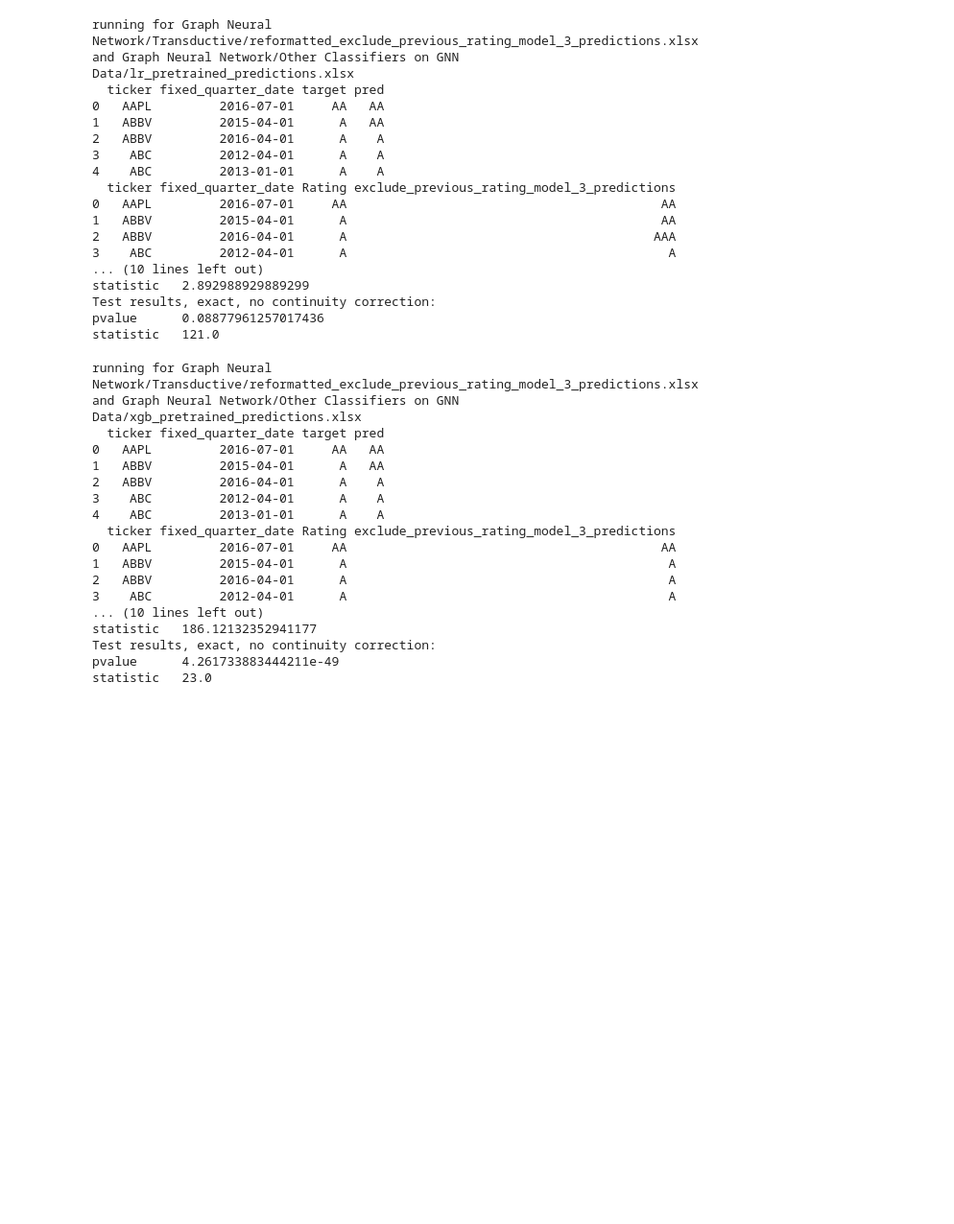
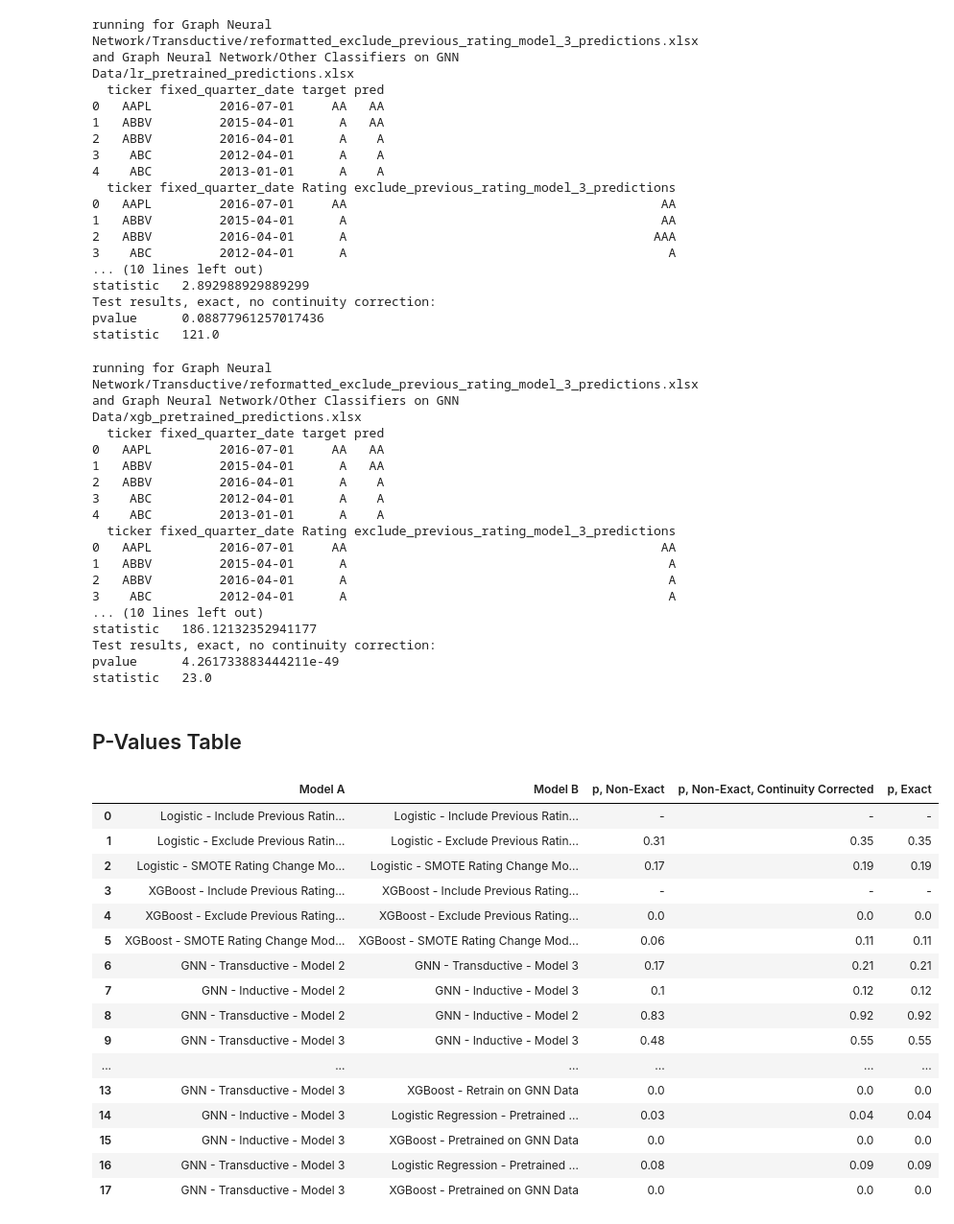
Before and after one commit to current12/Stat-222-Project, a Jupyter notebook: Code/Modelling/Statistical Tests for Accuracy Differences.ipynb, the cells around one changed output. Shown at 96% size. Saved outputs shown, nothing was run; the diff lists cells and outputs as text; code cells hidden in the pictures; blank space fills up the shorter version.

Commit message:
create p-values table

```diff
--- a/Code/Modelling/Statistical Tests for Accuracy Differences.ipynb
+++ b/Code/Modelling/Statistical Tests for Accuracy Differences.ipynb
@@ -5,6 +5,9 @@ Run McNemar's test to see if accuracy differences are significant.
 # %%
 import pandas as pd
 from statsmodels.stats.contingency_tables import mcnemar
+# %%
+# Dataframe to store all test results
+results = pd.DataFrame(columns=['Model A', 'Model B', 'p, Non-Exact', 'p, Non-Exact, Continuity Corrected', 'p, Exact'])
 # %% [markdown]
 ## Function
 # %%
@@ -491,3 +536,46 @@ statistic   186.12132352941177
 Test results, exact, no continuity correction:
 pvalue      4.261733883444211e-49
 statistic   23.0
+# %% [markdown]
+## P-Values Table
+# %%
+p_values_table = results.copy()
+
+# Round last 3 columns to two decimal places
+p_values_table['p, Non-Exact'] = p_values_table['p, Non-Exact'].round(2)
+p_values_table['p, Non-Exact, Continuity Corrected'] = p_values_table['p, Non-Exact, Continuity Corrected'].round(2)
+p_values_table['p, Exact'] = p_values_table['p, Exact'].round(2)
+
+# If p, Non-Exact is NaN, set all three columns to NaN
+p_values_table.loc[p_values_table['p, Non-Exact'].isnull(), ['p, Non-Exact', 'p, Non-Exact, Continuity Corrected', 'p, Exact']] = None
+
+# Convert all columns to strings and replace NaN with '-'
+p_values_table = p_values_table.astype(str)
+p_values_table = p_values_table.replace('nan', '-')
+
+# Export to LaTeX
+# Center all columns
+lt_string = p_values_table.to_latex(index=False, column_format='c' * 5, escape=False)
+latex_with_font_size = "\\footnotesize\n" + lt_string + "\n\\normalsize"
+with open('../../Output/Modelling/p_values_table.tex', 'w') as f:
+    f.write(latex_with_font_size)
+
+p_values_table
+# %% [output]
+|  | Model A | Model B | p, Non-Exact | p, Non-Exact, Continuity Corrected | p, Exact |
+| 0 | Logistic - Include Previous Ratin... | Logistic - Include Previous Ratin... | - | - | - |
+| 1 | Logistic - Exclude Previous Ratin... | Logistic - Exclude Previous Ratin... | 0.31 | 0.35 | 0.35 |
+| 2 | Logistic - SMOTE Rating Change Mo... | Logistic - SMOTE Rating Change Mo... | 0.17 | 0.19 | 0.19 |
+| 3 | XGBoost - Include Previous Rating... | XGBoost - Include Previous Rating... | - | - | - |
+| 4 | XGBoost - Exclude Previous Rating... | XGBoost - Exclude Previous Rating... | 0.0 | 0.0 | 0.0 |
+| 5 | XGBoost - SMOTE Rating Change Mod... | XGBoost - SMOTE Rating Change Mod... | 0.06 | 0.11 | 0.11 |
+| 6 | GNN - Transductive - Model 2 | GNN - Transductive - Model 3 | 0.17 | 0.21 | 0.21 |
+| 7 | GNN - Inductive - Model 2 | GNN - Inductive - Model 3 | 0.1 | 0.12 | 0.12 |
+| 8 | GNN - Transductive - Model 2 | GNN - Inductive - Model 2 | 0.83 | 0.92 | 0.92 |
+| 9 | GNN - Transductive - Model 3 | GNN - Inductive - Model 3 | 0.48 | 0.55 | 0.55 |
+| ... | ... | ... | ... | ... | ... |
+| 13 | GNN - Transductive - Model 3 | XGBoost - Retrain on GNN Data | 0.0 | 0.0 | 0.0 |
+| 14 | GNN - Inductive - Model 3 | Logistic Regression - Pretrained ... | 0.03 | 0.04 | 0.04 |
+| 15 | GNN - Inductive - Model 3 | XGBoost - Pretrained on GNN Data | 0.0 | 0.0 | 0.0 |
+| 16 | GNN - Transductive - Model 3 | Logistic Regression - Pretrained ... | 0.08 | 0.09 | 0.09 |
+| 17 | GNN - Transductive - Model 3 | XGBoost - Pretrained on GNN Data | 0.0 | 0.0 | 0.0 |
```
Also changed, not shown: parts of 19 cells of this notebook, 5 other files.
